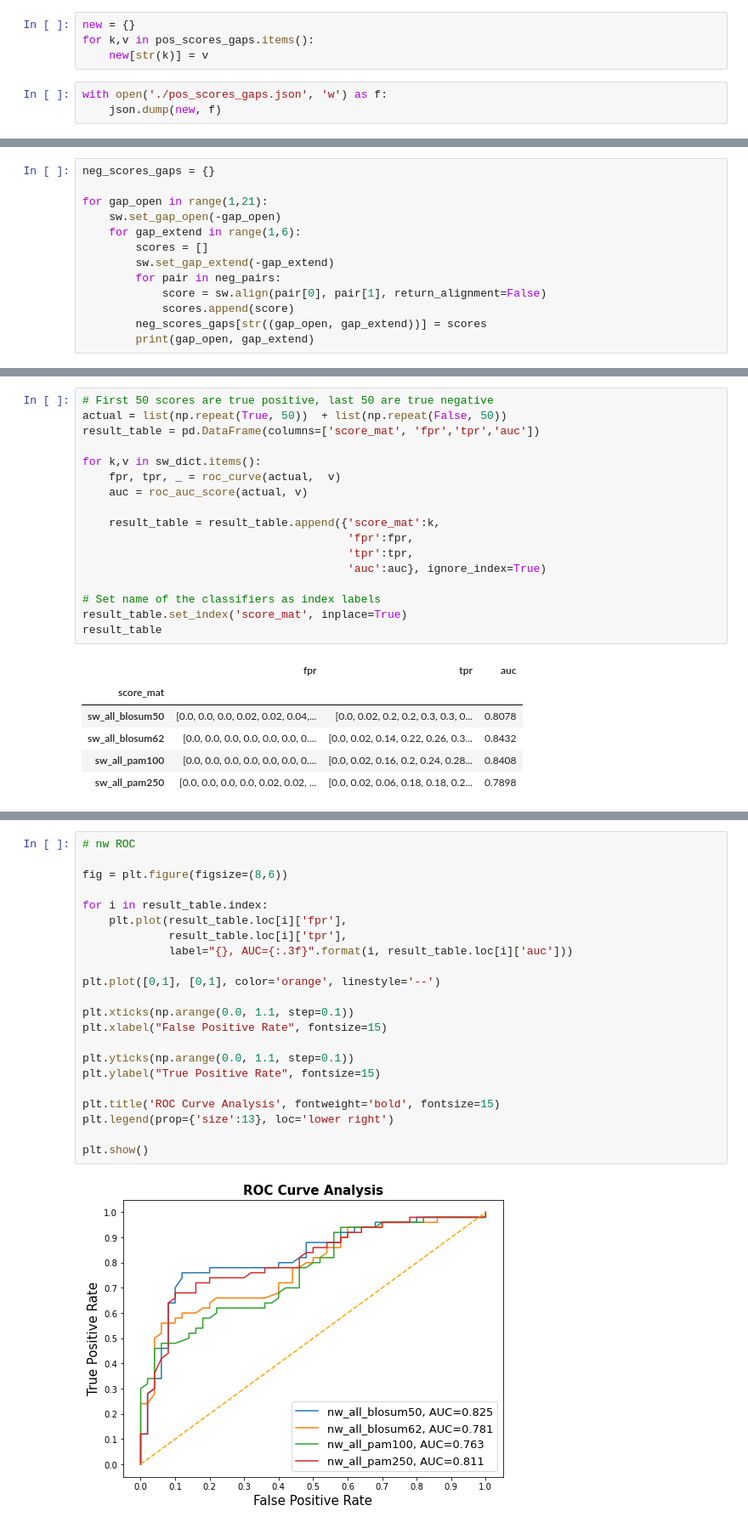
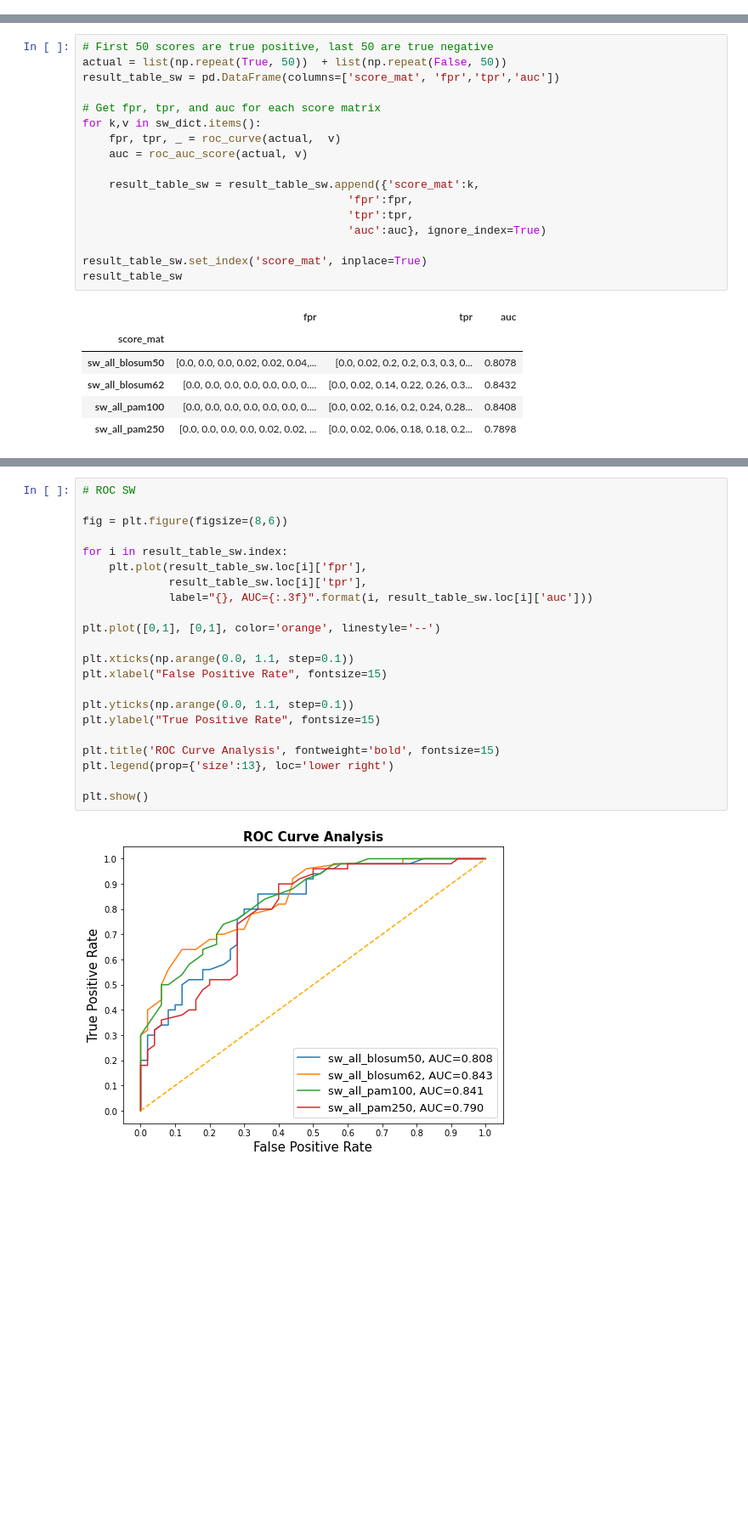
Before and after one commit to maggietsui/Project1, a Jupyter notebook: Margaret_Tsui_BMI203_HW1.ipynb, the cells around one changed output, grey strips where cells are left out. Shown at 85% size. Drawn from its saved outputs; the diff is of its cells as text; blank space fills up the shorter version.

```diff
--- a/Margaret_Tsui_BMI203_HW1.ipynb
+++ b/Margaret_Tsui_BMI203_HW1.ipynb
@@ -242,7 +206,0 @@ for gap_open in range(1,21):
-# %%
-new = {}
-for k,v in pos_scores_gaps.items():
-    new[str(k)] = v
-# %%
-with open('./pos_scores_gaps.json', 'w') as f:
-    json.dump(new, f)
@@ -254,16 +252,3 @@ with open('./pos_scores_gaps.json') as f:
 
 with open('./neg_scores_gaps.json') as f:
     neg_scores_gaps = json.load(f)
-# %%
-neg_scores_gaps = {}
-
-for gap_open in range(1,21):
-    sw.set_gap_open(-gap_open)
-    for gap_extend in range(1,6):
-        scores = []
-        sw.set_gap_extend(-gap_extend)
-        for pair in neg_pairs:
-            score = sw.align(pair[0], pair[1], return_alignment=False)
-            scores.append(score)
-        neg_scores_gaps[str((gap_open, gap_extend))] = scores
-        print(gap_open, gap_extend)
@@ -404,20 +412,20 @@ sw_dict = {
 # %%
 # First 50 scores are true positive, last 50 are true negative
 actual = list(np.repeat(True, 50))  + list(np.repeat(False, 50))
-result_table = pd.DataFrame(columns=['score_mat', 'fpr','tpr','auc'])
+result_table_sw = pd.DataFrame(columns=['score_mat', 'fpr','tpr','auc'])
 
+# Get fpr, tpr, and auc for each score matrix
 for k,v in sw_dict.items():
     fpr, tpr, _ = roc_curve(actual,  v)
     auc = roc_auc_score(actual, v)
 
-    result_table = result_table.append({'score_mat':k,
+    result_table_sw = result_table_sw.append({'score_mat':k,
                                         'fpr':fpr,
                                         'tpr':tpr,
                                         'auc':auc}, ignore_index=True)
 
-# Set name of the classifiers as index labels
-result_table.set_index('score_mat', inplace=True)
-result_table
+result_table_sw.set_index('score_mat', inplace=True)
+result_table_sw
 # %% [output]
 |  | fpr | tpr | auc |
 | score_mat |  |  |  |
@@ -476,24 +463,24 @@ result_table
 # %%
-# nw ROC
+# ROC SW
 
 fig = plt.figure(figsize=(8,6))
 
-for i in result_table.index:
-    plt.plot(result_table.loc[i]['fpr'],
-             result_table.loc[i]['tpr'],
-             label="{}, AUC={:.3f}".format(i, result_table.loc[i]['auc']))
+for i in result_table_sw.index:
+    plt.plot(result_table_sw.loc[i]['fpr'],
+             result_table_sw.loc[i]['tpr'],
+             label="{}, AUC={:.3f}".format(i, result_table_sw.loc[i]['auc']))
 
 plt.plot([0,1], [0,1], color='orange', linestyle='--')
 
 plt.xticks(np.arange(0.0, 1.1, step=0.1))
 plt.xlabel("False Positive Rate", fontsize=15)
 
 plt.yticks(np.arange(0.0, 1.1, step=0.1))
 plt.ylabel("True Positive Rate", fontsize=15)
 
 plt.title('ROC Curve Analysis', fontweight='bold', fontsize=15)
 plt.legend(prop={'size':13}, loc='lower right')
 
 plt.show()
 # %% [output]
-[figure, old version]
+[figure, new version]
```
Also changed, not shown: parts of 45 cells of this notebook, 2 other files.
